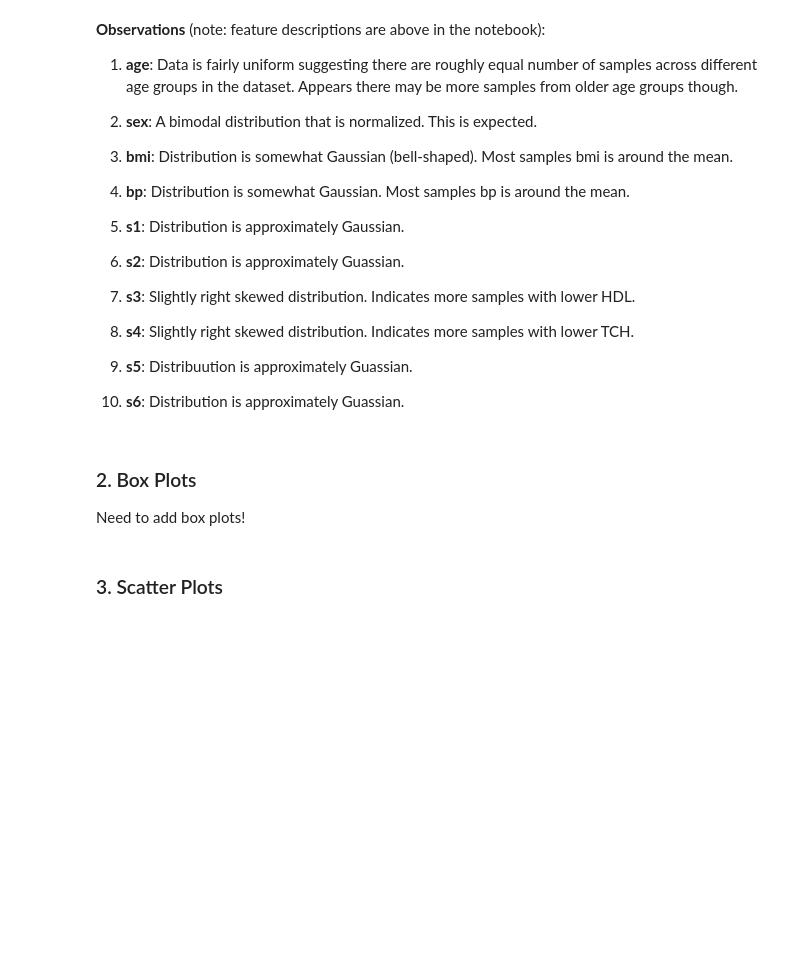
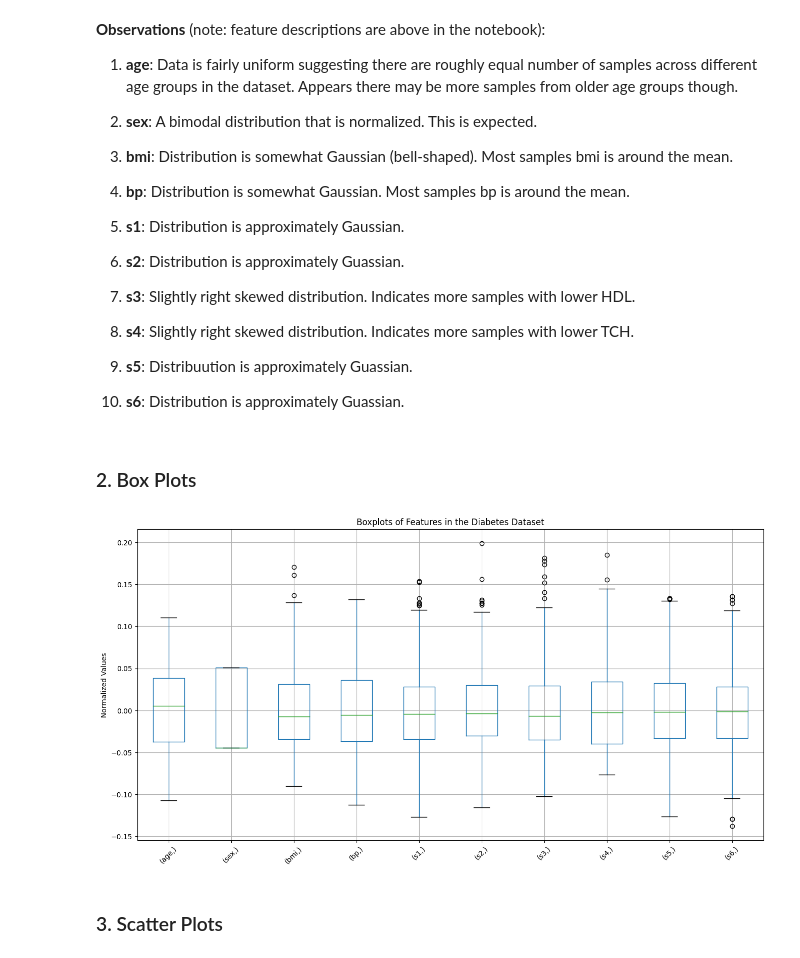
Before and after one commit to aRod209/machine-learning-playground, a Jupyter notebook: ExploratoryDataAnalysis/DiabetesDataset.ipynb, the cells around one changed output. Cells and saved outputs as stored; diff of their text form; code cells hidden in the pictures; blank space fills up the shorter version.

Commit message:
added a boxplot to diabetes eda

```diff
--- a/ExploratoryDataAnalysis/DiabetesDataset.ipynb
+++ b/ExploratoryDataAnalysis/DiabetesDataset.ipynb
@@ -217,8 +217,16 @@ plt.show()
 10. **s6**: Distribution is approximately Guassian.
 # %% [markdown]
 ### 2. Box Plots
-
-Need to add box plots!
+# %%
+# Plotting the boxplots for each feature
+plt.figure(figsize=(16, 8))
+df.drop(columns="target").boxplot()
+plt.title("Boxplots of Features in the Diabetes Dataset")
+plt.ylabel("Normalized Values")
+plt.xticks(rotation=45)
+plt.show()
+# %% [output]
+[figure, added]
 # %% [markdown]
 ### 3. Scatter Plots
 # %%
```
